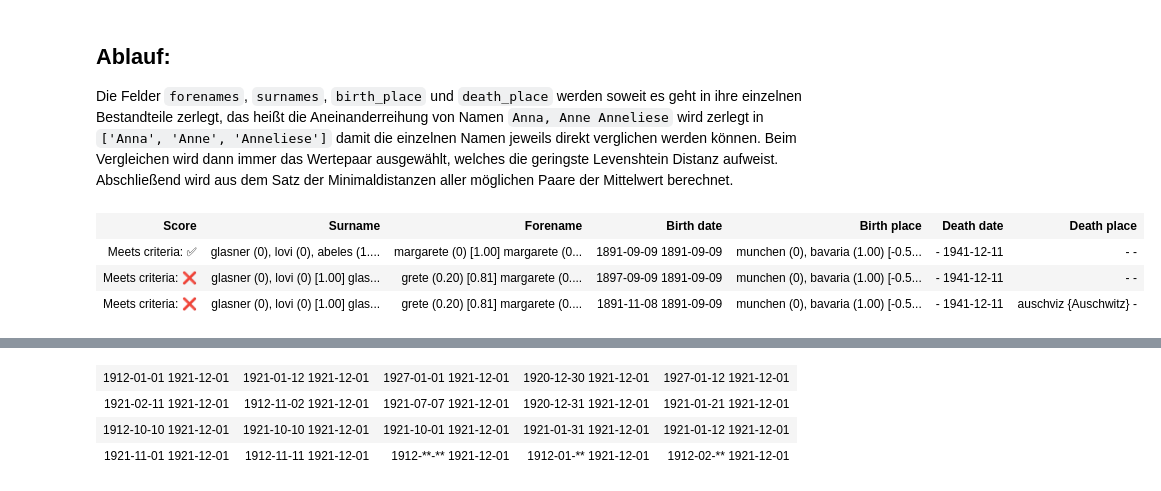
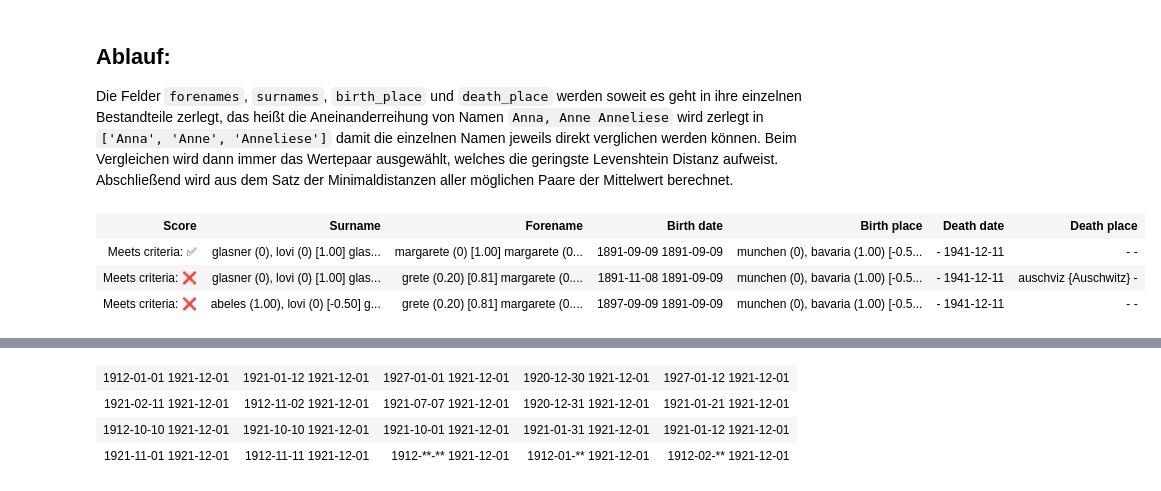
Before and after one commit to TracingThePast/automatic_matching, a Jupyter notebook: Automatic Matching Examples.ipynb, the cells around one changed output, grey strips where cells are left out. Drawn from its saved outputs; the diff is of its cells as text; code cells hidden in the pictures.

```diff
--- a/Automatic Matching Examples.ipynb
+++ b/Automatic Matching Examples.ipynb
@@ -34,7 +34,7 @@ local_test_data = {
 external_test_data_sets = [
     {
         'forenames': ['Margarete'],
-        'surnames': ['Glaessner', 'Loewy', 'Abeles'],
+        'surnames': ['Glaessner', 'Loewy'],
         'birth_place': ['München', 'Bavaria'],
         'birth_date': ['1891-09-09'],
         #'death_place': ['Auschwitz'],
@@ -42,38 +42,38 @@ external_test_data_sets = [
     },
     {
         'forenames': ['Grete'],
-        'surnames': ['Glaessner', 'Loewy',],
+        'surnames': ['Abeles', 'Loewy',],
         'birth_place': ['München', 'Bavaria'],
         'birth_date': ['1897-09-09'],
         #'death_place': ['Auschwitz'],
         #'death_date': ['1941-11-11'],
     },
     {
         'forenames': ['Grete'],
         'surnames': ['Glaesner', 'Loewy',],
         'birth_place': ['München', 'Bavaria'],
         'birth_date': ['1891-11-08'],
         'death_place': ['Auschwitz'],
         #'death_date': ['1941-11-11'],
     }
 ]
 
 results = []
 for external_test_data in external_test_data_sets:
     results.append(get_matching_score(local_test_data, external_test_data))
 
 results = sorted(results, key=lambda d: (d['absolute_score'], d['relative_score']))
 results.reverse()
 
 
 output_html = get_results_as_html(results)
 
 display(HTML(output_html))
 # %% [output]
 | Score | Surname | Forename | Birth date | Birth place | Death date | Death place |
-| Meets criteria: ✅︎ | glasner (0), lovi (0), abeles (1.... | margarete (0) [1.00] margarete (0... | 1891-09-09 1891-09-09 | munchen (0), bavaria (1.00) [-0.5... | - 1941-12-11 | - - |
-| Meets criteria: ❌ | glasner (0), lovi (0) [1.00] glas... | grete (0.20) [0.81] margarete (0.... | 1897-09-09 1891-09-09 | munchen (0), bavaria (1.00) [-0.5... | - 1941-12-11 | - - |
+| Meets criteria: ✅︎ | glasner (0), lovi (0) [1.00] glas... | margarete (0) [1.00] margarete (0... | 1891-09-09 1891-09-09 | munchen (0), bavaria (1.00) [-0.5... | - 1941-12-11 | - - |
 | Meets criteria: ❌ | glasner (0), lovi (0) [1.00] glas... | grete (0.20) [0.81] margarete (0.... | 1891-11-08 1891-09-09 | munchen (0), bavaria (1.00) [-0.5... | - 1941-12-11 | auschviz {Auschwitz} - |
+| Meets criteria: ❌ | abeles (1.00), lovi (0) [-0.50] g... | grete (0.20) [0.81] margarete (0.... | 1897-09-09 1891-09-09 | munchen (0), bavaria (1.00) [-0.5... | - 1941-12-11 | - - |
 # %%
 
 
```
Also changed, not shown: parts of 3 cells of this notebook, 2 other files.
